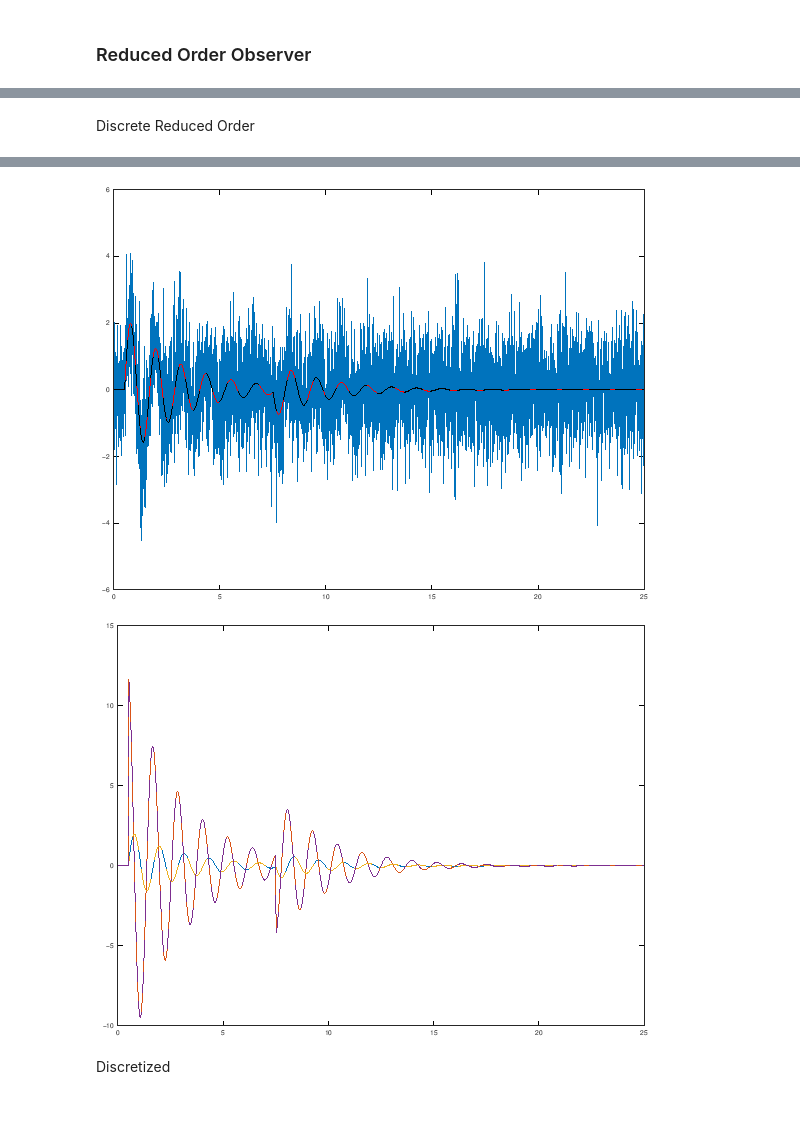
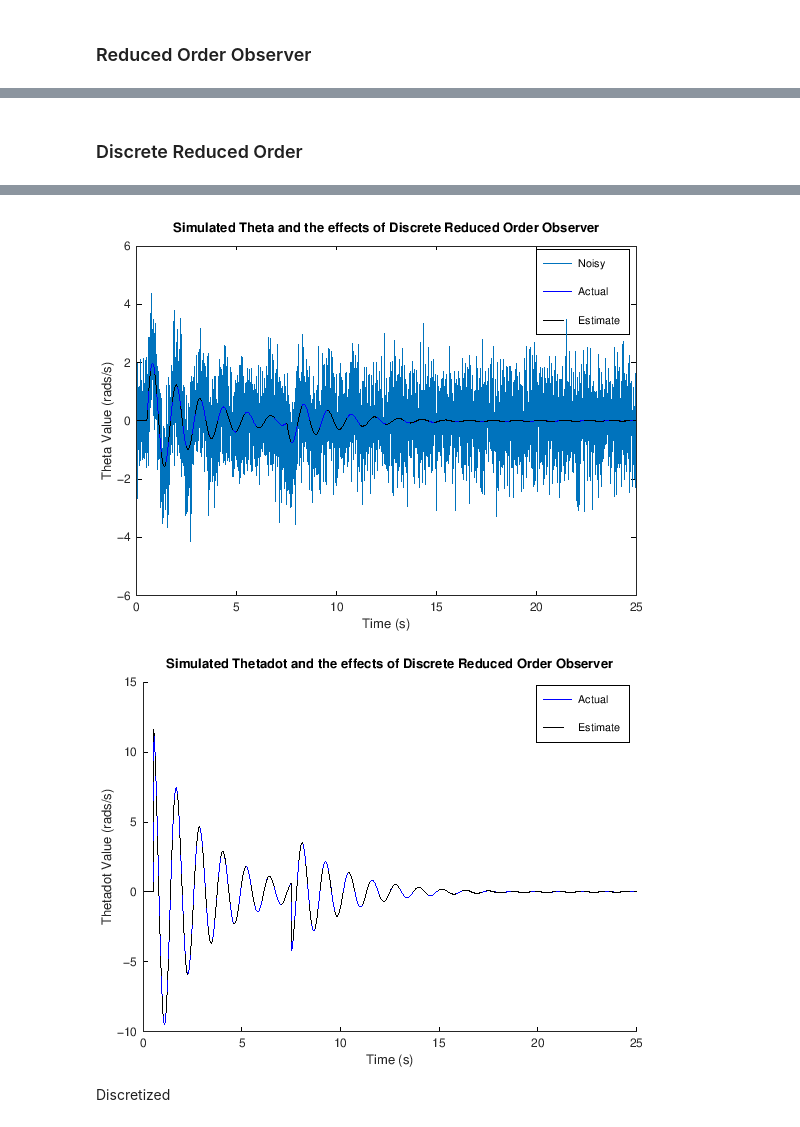
Before and after one commit to matthartpi/Hovercopter, a Jupyter notebook: FullOrderObserver/HoverCopterFullOrdObs.ipynb, the cells around one changed output, grey strips where cells are left out. Drawn from its saved outputs; the diff is of its cells as text; code cells hidden in the pictures.

```diff
--- a/FullOrderObserver/HoverCopterFullOrdObs.ipynb
+++ b/FullOrderObserver/HoverCopterFullOrdObs.ipynb
@@ -489,14 +541,68 @@ error: called from
 # %% [markdown]
-Discrete Reduced Order
+### Discrete Reduced Order
 # %%
+%D = zeros(size(C,1),size(B,2))
+Vd = .01*eye(2);
+Vn = 1;
+Bf= [B Vd 0*B] % augment inputs with disturbance and noise
+A = [[0, 1];[-M*g*l/J, -0.8]];
+B = [0; l/J];
+C = [1 0];
+
+%Find Kf
+[kf,p,e] = lqe(A,Vd,C,Vd,Vn)
+%Find discrete Kf
+[dkf,dp,de] = dlqe(dCopterSys.a,Vd,C,Vd,Vn)
+
+kf = (lqr(A',C',Vd,Vn))' %Steve Brunton said this would do the same as lqe but it gives significantly different valuse
+
+sysC = ss(A,Bf,C,[0 0 0 Vn]); %Simulation of system
+sysFull = ss(A,Bf,eye(2),zeros(2,size(Bf,2))); %System with full state output no noise
+sysKF = ss(A-kf*C,[B kf],eye(2),0*[B kf]); %Estimated linearized system with noise and disturbances
+
+dsysC = c2d(sysC,.005);  %Simulation of discrete system
+dsysFull = c2d(sysFull,.005); %Discrete system with full state output no noise
+dsysKF = c2d(sysKF,.005); %Estimated linearized discrete system with noise and disturbances
+
+dt = .01;
+t = dt:dt:50;
+% tr = [t;t];
+% t = tr';
+uDIST = randn(2,size(t,2));
+uNOISE = randn(size(t));
+u=0*t;
+u(100:105) = 3.14;
+u(1500:1505) = -1.32;
+uAUG = [u; Vd*Vd*uDIST;uNOISE]';
+
+
 figure
-[dy,dlkj,dx] = lsim(dsysC,uAUG);
-plot(dlkj,dy)
-[dxtrue,dt] = lsim(dsysFull,uAUG);
+[y,t,x] = lsim(dsysC,uAUG);
+plot(t,y(:,1))
+
+[xtrue,t] = lsim(dsysFull,uAUG);
 hold on
-plot(dt,dxtrue(:,1),'r','LineWidth',2.0)
-[dx,dt] = lsim(dsysKF,[u;dy']'');
-plot(dt,dx(:,1),'k--','LineWidth',2.0)
+plot(t,xtrue(:,1),'b','LineWidth',2.0)
+[x,t] = lsim(dsysKF,[u;y']');
+plot(t,x(:,1)','k--','LineWidth',2.0)
+set(gca, "fontsize", 18)
+title("Simulated Theta and the effects of Discrete Reduced Order Observer")
+xlabel("Time (s)");
+ylabel("Theta Value (rads/s)");
+legend("Noisy","Actual","Estimate")
+legend("show")
+
+
 figure
-plot(dt,dxtrue,'-',dt,dx,'--','LineWidth',2)
+%plot(t,y(:,2))
+hold on
+plot(t,xtrue(:,2),'b','LineWidth',2.0)
+
+plot(t,x(:,2)','k--','LineWidth',2.0)
+set(gca, "fontsize", 18)
+title("Simulated Thetadot and the effects of Discrete Reduced Order Observer")
+xlabel("Time (s)");
+ylabel("Thetadot Value (rads/s)");
+legend("Actual","Estimate")
+legend("show")
 # %% [output]
@@ -507,4 +626,4 @@ error: called from
-[figure, old version]
+[figure, new version]
-[figure, old version]
+[figure, new version]
 # %% [markdown]
 Discretized
```
Also changed, not shown: parts of 7 cells of this notebook.
